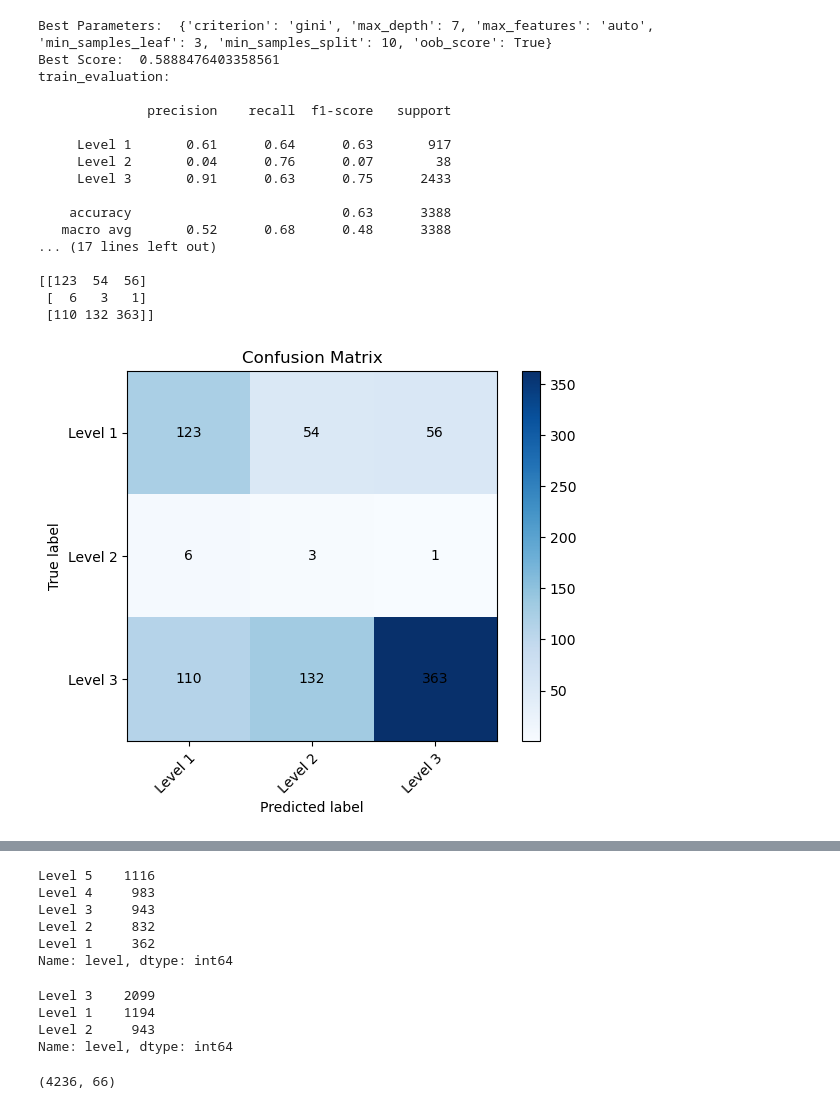
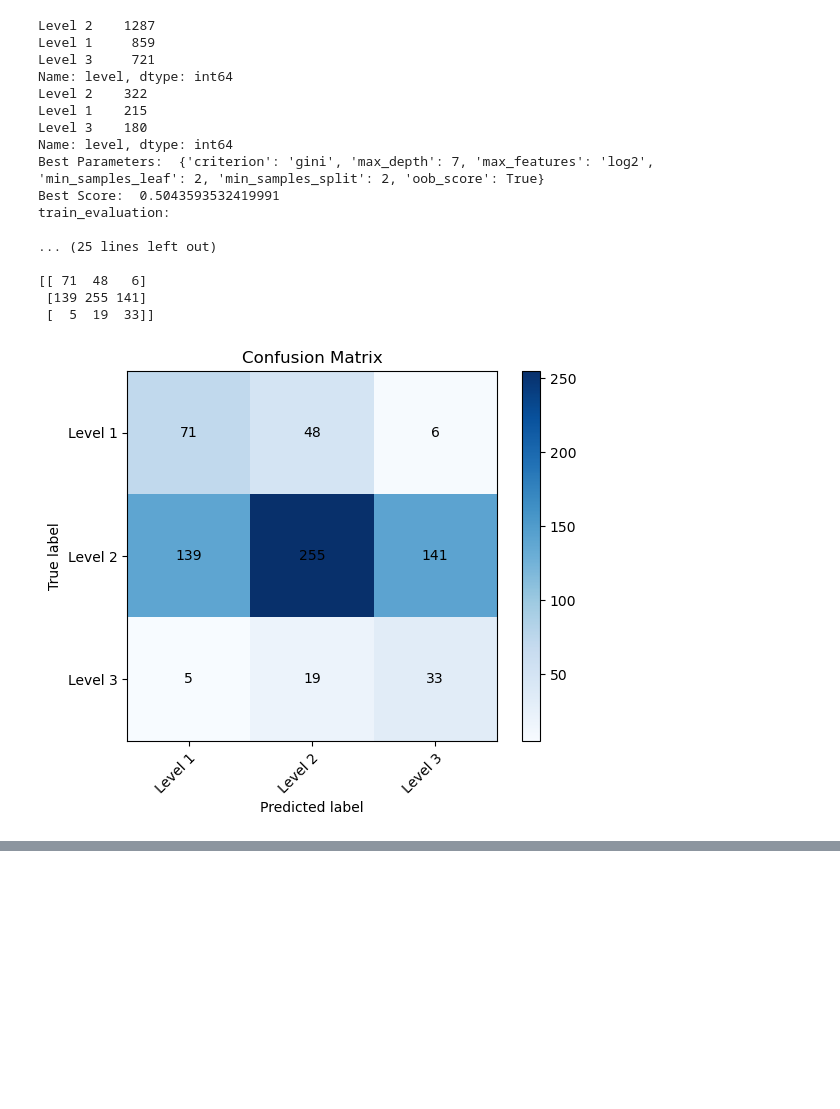
Before and after one commit to ysaidheeraj/NLP_math_research_project, a Jupyter notebook: Models/RF_Experiments_Jun_13.ipynb, the cells around one changed output, grey strips where cells are left out. Saved outputs shown, nothing was run; the diff lists cells and outputs as text; code cells hidden in the pictures; blank space fills up the shorter version.

```diff
--- a/Models/RF_Experiments_Jun_13.ipynb
+++ b/Models/RF_Experiments_Jun_13.ipynb
@@ -67,6 +76,11 @@ def model(data, test_size = 0.2, use_smote_technique=1):
 
     # Split the data into test and train
     X_train, X_test, y_train, y_test = train_test_split(X, y, test_size = test_size, random_state = 2, stratify = y)
+    y_train = y_train.apply(club_class)
+    print(y_train.value_counts())
+
+    y_test = y_test.apply(club_class)
+    print(y_test.value_counts())
 
     # Smote the data
     if use_smote_technique == 1:
@@ -116,7 +130,7 @@ def model(data, test_size = 0.2, use_smote_technique=1):
     for i, feature in enumerate(X.columns[indices]):
         print(f"{i + 1}. {feature}: {importances[indices[i]] * 100}")
 # %%
-math_problems = pd.read_csv("../NLP/all_data_cat.csv")
+math_problems = pd.read_csv("../Data/total_data.csv", index_col=0)
 math_problems.head()
 # %% [output]
 |  | problem | level | type | modified_problem | no_of_equations | no_of_variables | has_exp | has_mod | ... |
@@ -166,11 +171,15 @@ LINGUISTIC_CAT_FEATURES = ['sentence_count_cat', 'word_count_cat', 'words_per_se
 
 LINGUISTIC_NUM_FEATURES = ['sentence_count', 'word_count', 'words_per_sentence', 'average_word_length', 'large_words']
 
+CONDENSED_LINGUISTIC_FEATURES = ['pron_words_ratio', 'pron_sents_ratio', 'adj_sents_ratio',	'adj_words_ratio']
+
 MATH_CAT_FEATURES = ['has_exp', 'has_mod', 'has_logarithm', 'has_fraction', 'has_eq', 'has_neq']
 
-MATH_NUM_FEATURES = ['exp_count', 'mod_count', 'log_count', 'fracs_count', 'eqlts_count', 'neqlts_count', 'max_degree_of_equations']
+MATH_NUM_FEATURES = ['exp_count', 'mod_count', 'log_count', 'fracs_count', 'eqlts_count', 'neqlts_count', 'max_degree_of_equations', 'number_of_digits', 'number_of_numbers']
 
 MANDATORY_FEATURES = ['no_of_equations', 'no_of_variables', 'type']
 
+MATH_VOCAB_FEATURES = ['number_of_math_vocab']
+
 TARGET_FEATURE = ['level']
 # %% [markdown]
@@ -560,0 +630,12 @@ Feature Importance Rankings:
+# %%
+cohmetrix = pd.read_csv("../Data/cohmetrix_final.csv")
+print("Shape of cohmetric features: ", cohmetrix.shape)
+
+math_data = math_problems[['problem']+ MATH_NUM_FEATURES + TARGET_FEATURE]
+
+print("math features shape: ", math_data.shape)
+
+data6 = pd.merge(cohmetrix,math_data, on='problem', how='inner')
+data6.drop(columns=['problem'], inplace=True)
+data6 = data6.dropna()
+print("final dataframe shape: ", data6.shape)
@@ -561,22 +701,22 @@ Feature Importance Rankings:
 # %%
-model(data5, use_smote_technique=0)
+model(data6, use_smote_technique=0)
 # %% [output]
-Best Parameters:  {'criterion': 'gini', 'max_depth': 7, 'max_features': 'auto', 'min_samples_leaf': 3, 'min_samples_split': 10, 'oob_score': True}
-Best Score:  0.5888476403358561
+Level 2    1287
+Level 1     859
+Level 3     721
+Name: level, dtype: int64
+Level 2    322
+Level 1    215
+Level 3    180
+Name: level, dtype: int64
+Best Parameters:  {'criterion': 'gini', 'max_depth': 7, 'max_features': 'log2', 'min_samples_leaf': 2, 'min_samples_split': 2, 'oob_score': True}
+Best Score:  0.5043593532419991
 train_evaluation:
 
-              precision    recall  f1-score   support
+... (25 lines left out)
 
-     Level 1       0.61      0.64      0.63       917
-     Level 2       0.04      0.76      0.07        38
-     Level 3       0.91      0.63      0.75      2433
-
-    accuracy                           0.63      3388
-   macro avg       0.52      0.68      0.48      3388
-... (17 lines left out)
-
-[[123  54  56]
- [  6   3   1]
- [110 132 363]]
+[[ 71  48   6]
+ [139 255 141]
+ [  5  19  33]]
-[figure, old version]
+[figure, new version]
 Feature Importance Rankings:
@@ -599,20 +738,0 @@ Feature Importance Rankings:
-# %%
-math_problems['level'].value_counts()
-# %% [output]
-Level 5    1116
-Level 4     983
-Level 3     943
-Level 2     832
-Level 1     362
-Name: level, dtype: int64
-# %%
-math_problems['level'].value_counts()
-# %% [output]
-Level 3    2099
-Level 1    1194
-Level 2     943
-Name: level, dtype: int64
-# %%
-math_problems.shape
-# %% [output]
-(4236, 66)
```
Also changed, not shown: parts of 31 cells of this notebook, 1 other file.
